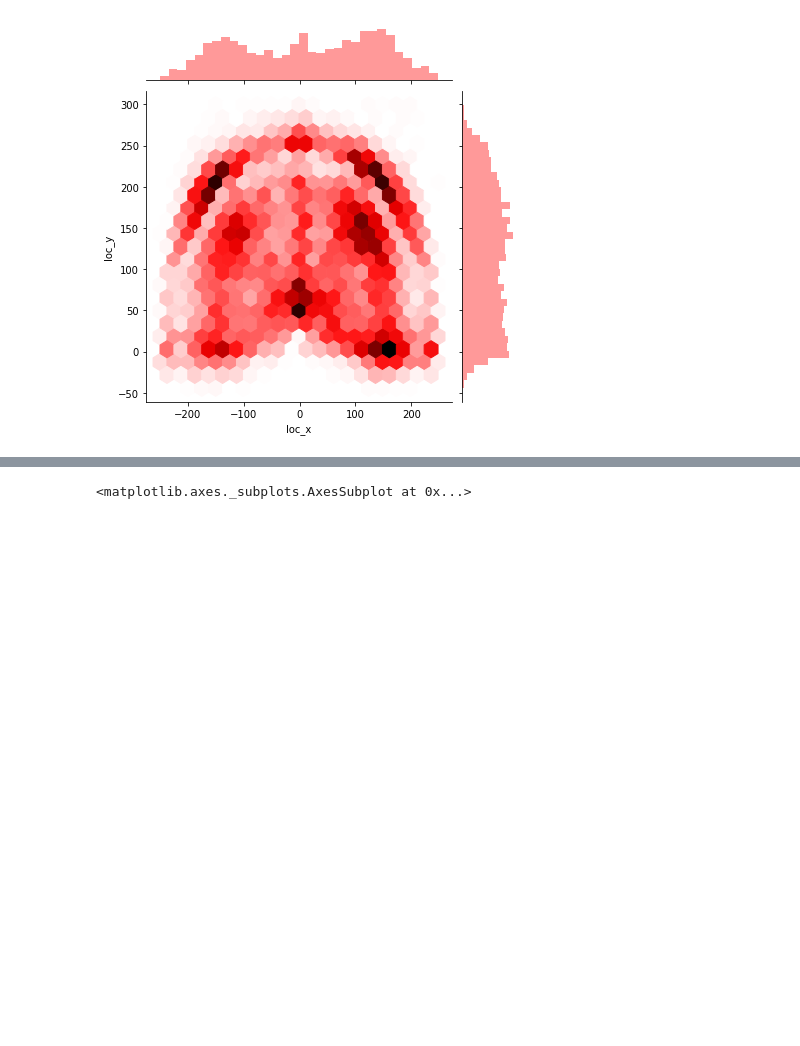
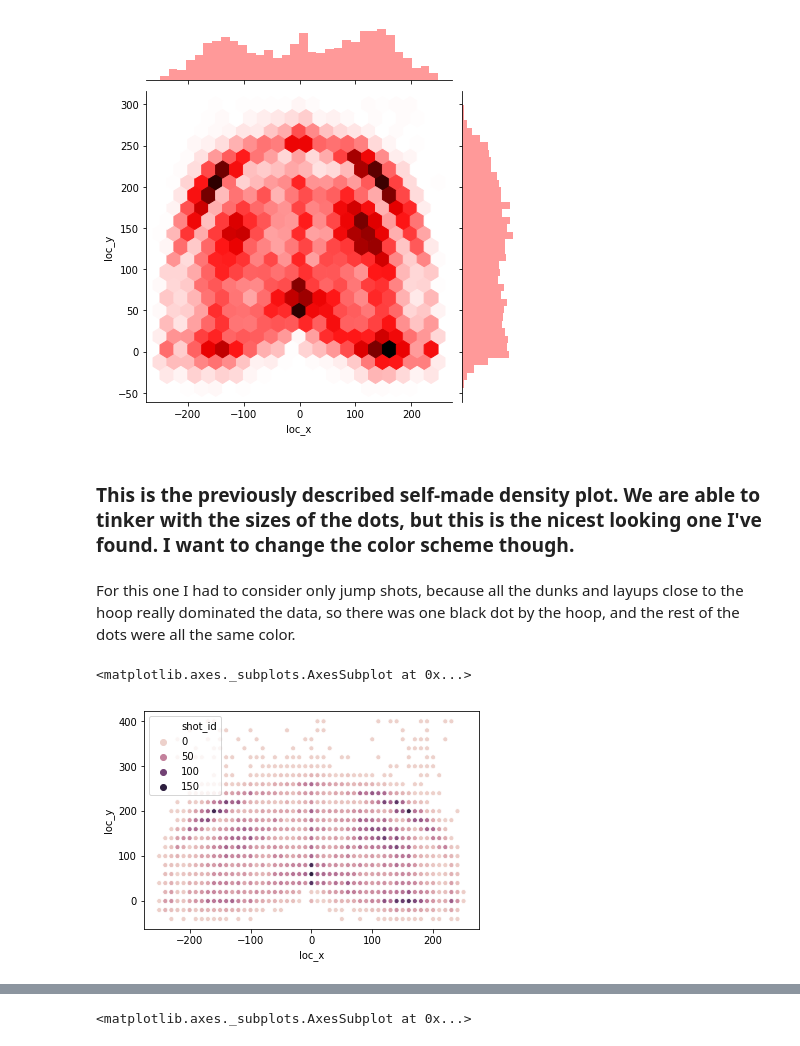
Before and after one commit to anishpdalal/mamba-mentality, a Jupyter notebook: data_viz.ipynb, the cells around one changed output, grey strips where cells are left out. Cells and saved outputs as stored; diff of their text form; code cells hidden in the pictures; blank space fills up the shorter version.

Commit message:
Adding data visualizations

```diff
--- a/data_viz.ipynb
+++ b/data_viz.ipynb
@@ -98,3 +118,25 @@ sns.jointplot("loc_x", "loc_y", df_mod, kind = 'hex', color='red', gridsize=20)
 # %% [output]
 <seaborn.axisgrid.JointGrid at 0x...>
 [figure]
+# %% [markdown]
+### This is the previously described self-made density plot. We are able to tinker with the sizes of the dots, but this is the nicest looking one I've found. I want to change the color scheme though.
+# %% [markdown]
+For this one I had to consider only jump shots, because all the dunks and layups close to the hoop really dominated the data, so there was one black dot by the hoop, and the rest of the dots were all the same color.
+# %%
+def myround(x, base):
+    """function taken from https://stackoverflow.com/questions/2272149/round-to-5-or-other-number-in-python"""
+    return int(base * round(float(x)/base))
+
+x_bin_size = 10
+y_bin_size = 20
+
+df_new = df[(df.combined_shot_type == 'Jump Shot') & (df.loc_y < 400)]
+
+df_new.loc[:, 'loc_x'] = df_new.loc[:, 'loc_x'].map(lambda num: myround(num, x_bin_size))
+df_new.loc[:, 'loc_y'] = df_new.loc[:, 'loc_y'].map(lambda num: myround(num, y_bin_size))
+
+count_table = df_new[['loc_x', 'loc_y', 'shot_id']].groupby(['loc_x', 'loc_y']).count().reset_index()
+sns.scatterplot(x=count_table.loc_x, y=count_table.loc_y, hue=count_table.shot_id, s=25)
+# %% [output]
+<matplotlib.axes._subplots.AxesSubplot at 0x...>
+[figure, added]
```
Also changed, not shown: parts of 24 cells of this notebook.
